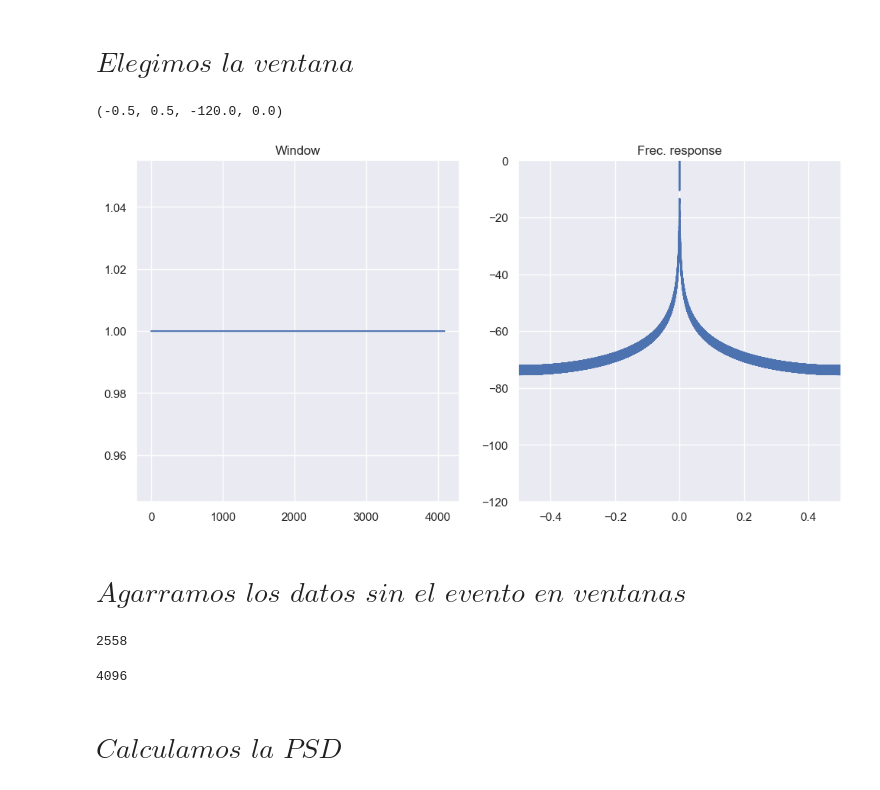
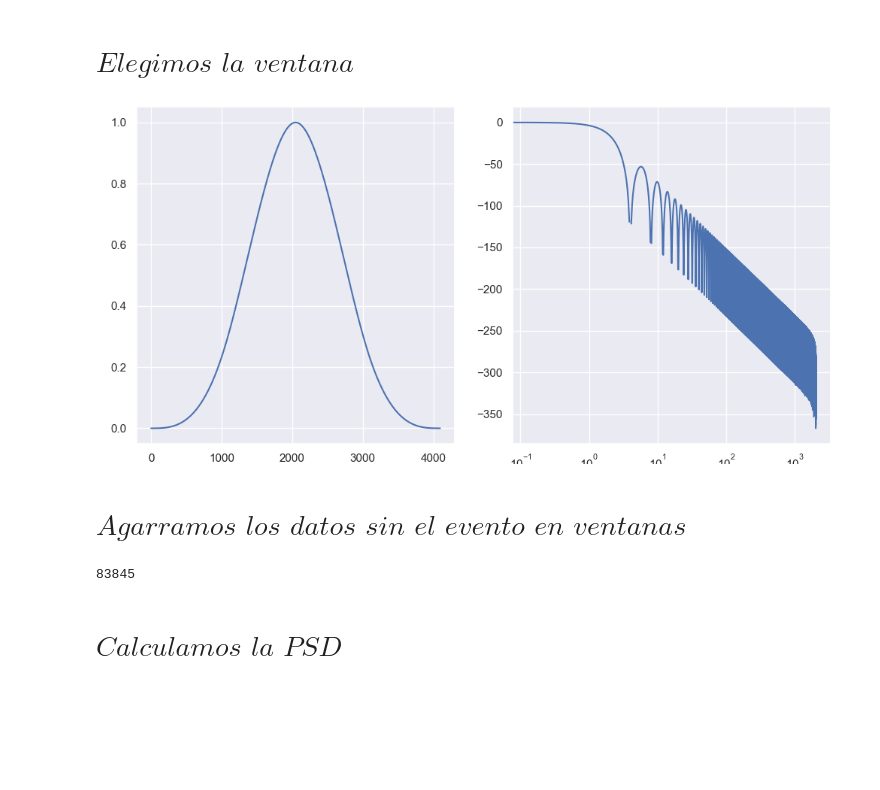
Before and after one commit to GonzaLinares/PASA_TP1, a Jupyter notebook: main.ipynb, the cells around one changed output. Cells and saved outputs as stored; diff of their text form; code cells hidden in the pictures; blank space fills up the shorter version.

```diff
--- a/main.ipynb
+++ b/main.ipynb
@@ -70,22 +67,33 @@ currWindow = SquareW #Choose window
+# %%
+N = 4096
+n = np.linspace(0,N-1,N)
+
+SquareW = sg.windows.boxcar(N) #Square window
+TriangW = sg.windows.triang(N) #Triangular window
+BlkHarrW = sg.windows.blackmanharris(N)
+ParzenW = sg.windows.parzen(N)
+kaiserW = sg.windows.kaiser(N, 0.9)
+tukeyW = sg.windows.tukey(N, 0.9)   #
+
+currWindow = ParzenW #Choose window
 # %%
 fig, axs = plt.subplots(1, 2)
 fig.tight_layout(pad=0)
 fig.set_figwidth(10)
 
-A = fft(currWindow, N*4) / (N/2.0) #Por que es necesario el padding N*8?
-freq = np.linspace(-0.5, 0.5, len(A))
-response = 20 * np.log10(np.abs(fftshift(A / abs(A).max())))
+
+A = fft(currWindow, N*8) / (N/2.0) #Por que es necesario el padding N*8?
+freq = fftshift( fftfreq(N*8, 1/fs))
+response = 20*np.log10(np.abs(fftshift(A / abs(A).max())))
 
 
 axs[0].set_title("Window")
 axs[0].plot(currWindow)
 
 axs[1].set_title("Frec. response")
 axs[1].plot(freq, response)
-axs[1].axis([-0.5, 0.5, -120, 0])
-#axs[1].set_yscale('log')
+axs[1].set_xscale('log')
 # %% [output]
-(-0.5, 0.5, -120.0, 0.0)
-[figure, old version]
+[figure, new version]
 # %% [markdown]
 # $\textit{Agarramos los datos sin el evento en ventanas}$
@@ -112,8 +99,0 @@ noiseL1Before = getChunckDownward(strain_L1_before_noise)
-# %%
-len(noiseH1After)
-# %% [output]
-2558
-# %%
-len(noiseH1Before[len(noiseH1Before)-1])
-# %% [output]
-4096
@@ -120,3 +109,7 @@ len(noiseH1Before[len(noiseH1Before)-1])
+# %%
+len(getChuncks(strain_H1_after_noise, 100))
+# %% [output]
+83845
 # %% [markdown]
 # $\textit{Calculamos la PSD}$
 # %%
```
Also changed, not shown: parts of 38 cells of this notebook.
